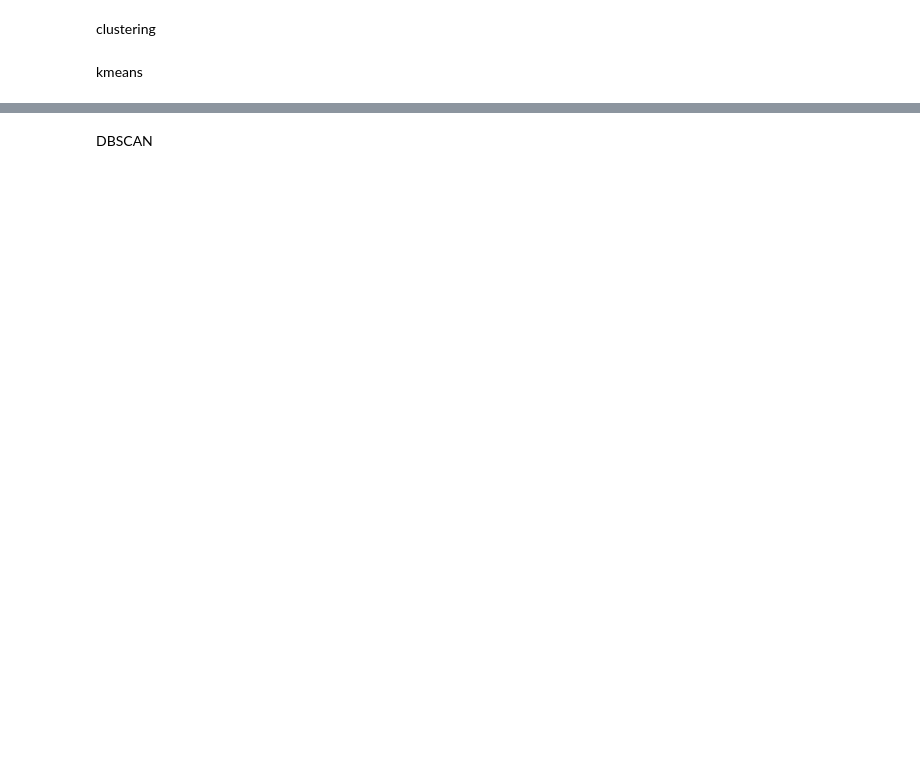
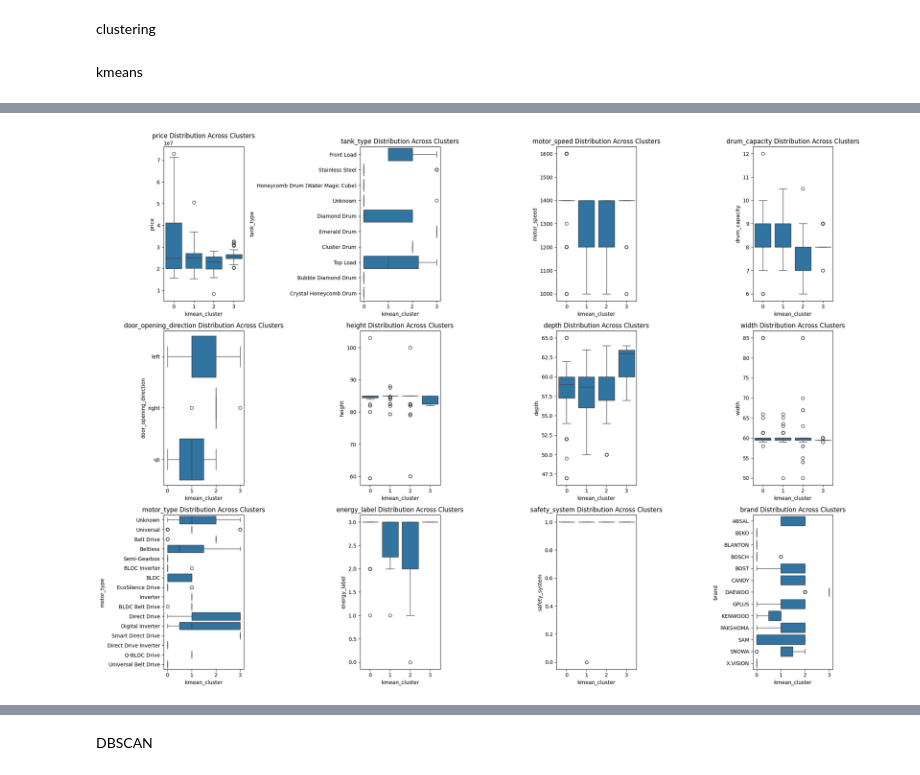
Before and after one commit to atefehjn/scraping-clustering, a Jupyter notebook: WM/clustering.ipynb, the cells around one changed output, grey strips where cells are left out. Drawn from its saved outputs; the diff is of its cells as text; code cells hidden in the pictures; blank space fills up the shorter version.

```diff
--- a/WM/clustering.ipynb
+++ b/WM/clustering.ipynb
@@ -191,0 +251,2 @@ plt.show()
+# %%
+df['kmean_cluster']=kmean_labels
@@ -191,0 +266,32 @@ plt.show()
+# %%
+import matplotlib.pyplot as plt
+import seaborn as sns
+
+# Define the features to plot
+features_to_plot = df.columns[1:-1]  # Exclude the cluster label
+num_features = len(features_to_plot)
+
+# Determine the number of rows and columns
+num_rows = 3
+num_cols = (num_features // num_rows) + (num_features % num_rows > 0)  # Calculate the columns required
+
+# Create a subplot with enough space for all features
+fig, axes = plt.subplots(num_rows, num_cols, figsize=(5*num_cols, 5*num_rows))
+
+# Flatten axes array for easier iteration
+axes = axes.flatten()
+
+# Loop through each feature and create a boxplot in the corresponding subplot
+for idx, feature in enumerate(features_to_plot):
+    sns.boxplot(x='kmean_cluster', y=feature, data=df, ax=axes[idx])
+    axes[idx].set_title(f'{feature} Distribution Across Clusters')
+
+# Remove empty subplots if any
+for idx in range(num_features, len(axes)):
+    axes[idx].axis('off')
+
+# Display the plot
+plt.tight_layout()
+plt.show()
+# %% [output]
+[figure, added]
```
Also changed, not shown: parts of 24 cells of this notebook.
